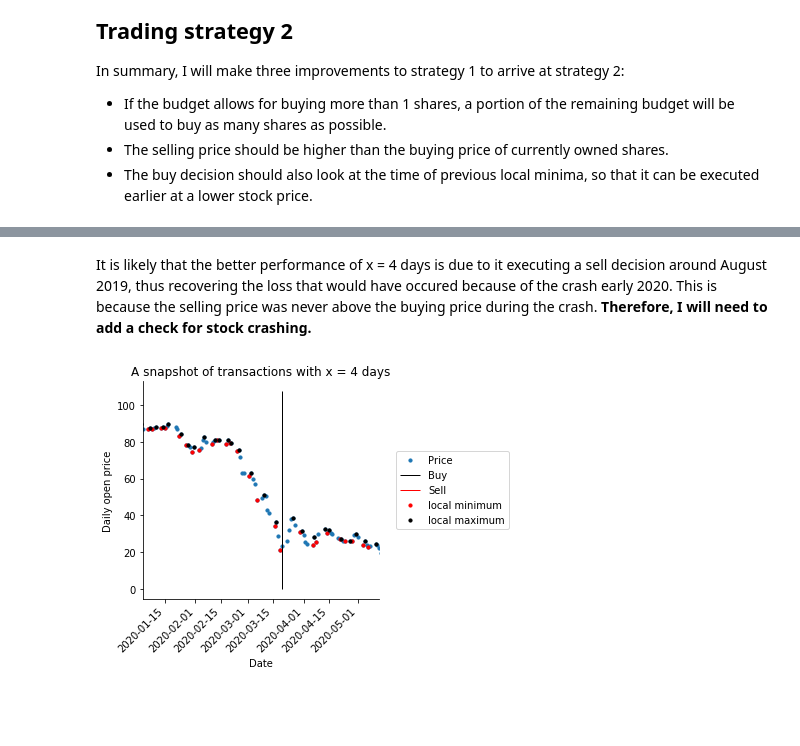
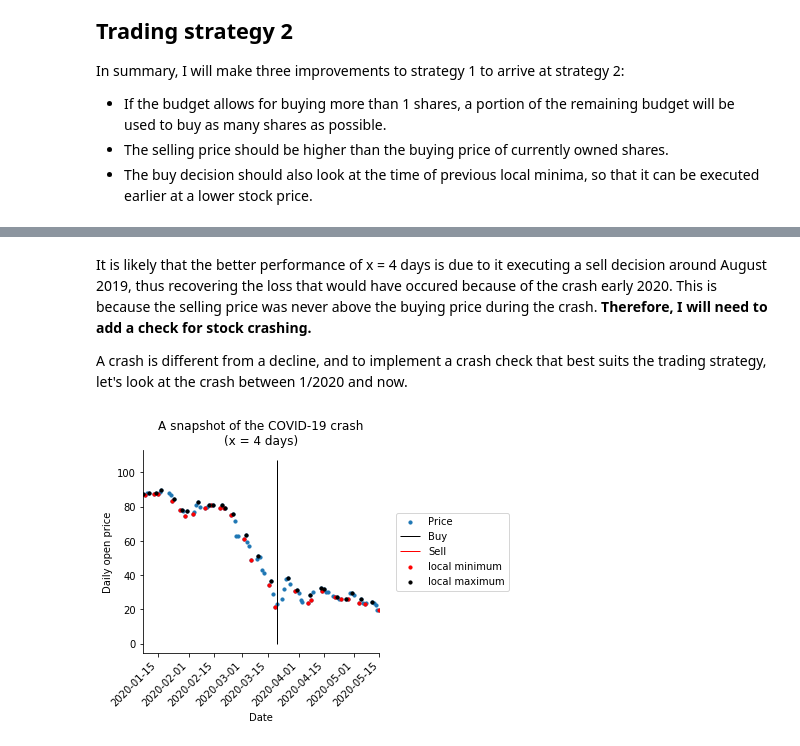
Before and after one commit to hoangvanphan/fun_projects, a Jupyter notebook: trading_strategy/stock_trading.ipynb, the cells around one changed output, grey strips where cells are left out. Saved outputs shown, nothing was run; the diff lists cells and outputs as text; code cells hidden in the pictures; blank space fills up the shorter version.

```diff
--- a/trading_strategy/stock_trading.ipynb
+++ b/trading_strategy/stock_trading.ipynb
@@ -614,22 +657,24 @@ sns.despine(fig=fig)
 # %% [markdown]
 It is likely that the better performance of x = 4 days is due to it executing a sell decision around August 2019, thus recovering the loss that would have occured because of the crash early 2020. This is because the selling price was never above the buying price during the crash. **Therefore, I will need to add a check for stock crashing.**
+
+A crash is different from a decline, and to implement a crash check that best suits the trading strategy, let's look at the crash between 1/2020 and now.
 # %%
 fig, ax = plt.subplots(figsize=(6,4.5), tight_layout=True)
 ax.scatter(ual_date, ual_price_np, s=10, label="Price")
 ax.vlines(ual_date[ual_dict_strat2[4][ual_dict_strat2[4][:,1]>0,0]],
           0, ual_price_np.max()*1.1, lw=1, label="Buy")
 ax.vlines(ual_date[ual_dict_strat2[4][ual_dict_strat2[4][:,1]<0,0]],
           0, ual_price_np.max()*1.1, lw=1, color='red', label="Sell")
 minima = signal.argrelmin(ual_price_np)[0]
 maxima = signal.argrelmax(ual_price_np)[0]
 ax.scatter(ual_date[minima], ual_price_np[minima], color='red', s=10, label="local minimum")
 ax.scatter(ual_date[maxima], ual_price_np[maxima], color='black', s=10, label="local maximum")
 ax.set_xlim(ual_date[-150], ual_date[-60])
 ax.set_xticklabels([datetime.fromordinal(int(s)).date() for s in ax.get_xticks()], rotation=45, ha='right')
 ax.set_xlabel("Date")
 ax.set_ylabel("Daily open price")
 ax.legend(bbox_to_anchor=(1.05,0.5), loc="center left")
-ax.set_title("A snapshot of transactions with x = 4 days")
+ax.set_title("A snapshot of the COVID-19 crash\n(x = 4 days)")
 sns.despine(fig=fig)
 # %% [output]
-[figure, old version]
+[figure, new version]
```
Also changed, not shown: parts of 39 cells of this notebook.
